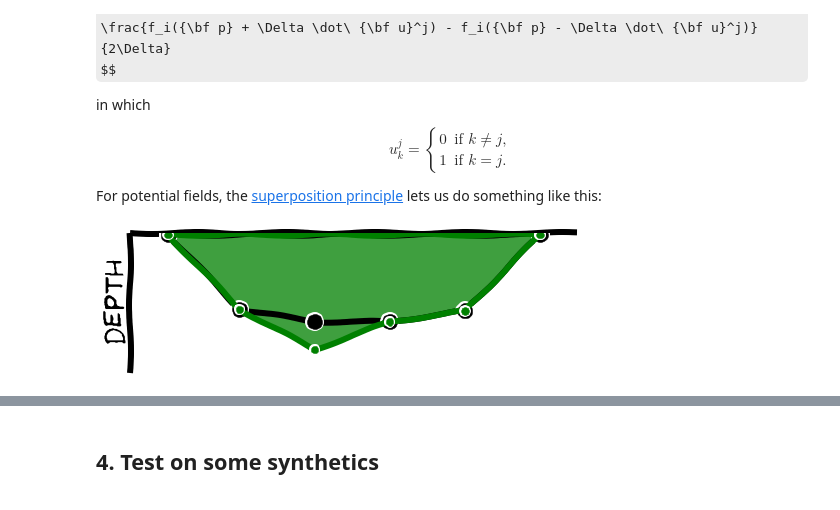
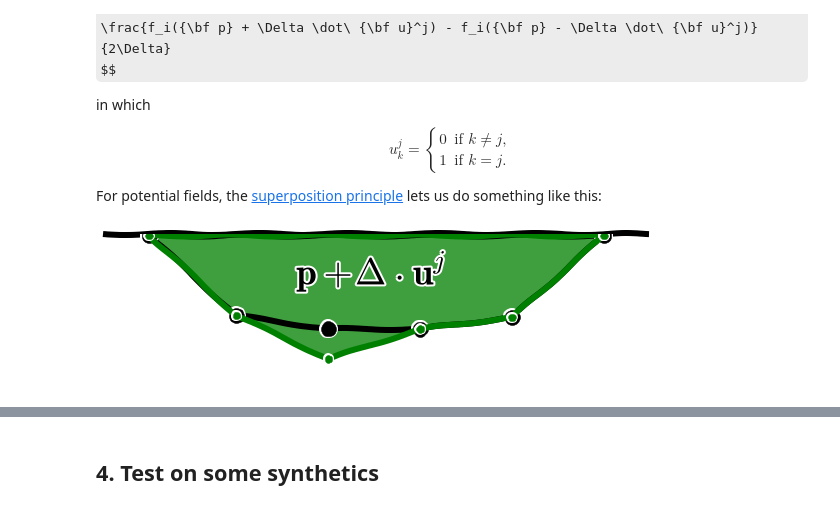
Before and after one commit to leouieda/scipy2014, a Jupyter notebook: gravity_inversion.ipynb, the cells around one changed output, grey strips where cells are left out. Drawn from its saved outputs; the diff is of its cells as text; code cells hidden in the pictures; some formulas as TeX source.

```diff
--- a/gravity_inversion.ipynb
+++ b/gravity_inversion.ipynb
@@ -83,7 +83,7 @@ markersize = 15
 savefigrc = {'transparent': True}
 # %%
 with mpl.xkcd():
-    fig = mpl.figure(figsize=(15, 10))
+    fig = mpl.figure(figsize=(13, 8))
     ax = fig.add_subplot(2, 1, 1)
     mpl.plot(x_sketch, talwani.gz(x_sketch, -100*np.ones_like(x_sketch), [sketch]), '-k', linewidth=linewidth)
     mpl.title('Gravity anomaly', fontsize=fontsize)
@@ -102,8 +102,8 @@ with mpl.xkcd():
 
     ax = fig.add_subplot(2, 1, 2)
     mpl.polygon(sketch, fill='grey', linewidth=linewidth)
-    mpl.text(50000, 4000, 'Sedimentary rocks\n<low density>', fontsize=fontsize, horizontalalignment='center')
-    mpl.text(500, 8500, 'Basement rocks <high density>', fontsize=fontsize)
+    mpl.text(50000, 4500, 'Sedimentary rocks\n<low density>', fontsize=fontsize, horizontalalignment='center')
+    mpl.text(50000, 9000, 'Basement rocks <high density>', fontsize=fontsize, horizontalalignment='center')
     mpl.ylim(0, 10000)
     mpl.xlim(x_sketch.min(), x_sketch.max())
     mpl.m2km()
@@ -116,5 +116,7 @@ with mpl.xkcd():
     ax.set_xticks([])
     ax.tick_params(labelsize=labelsize, pad=tickpad)
     mpl.ylabel('depth', fontsize=labelsize)
+
+    mpl.tight_layout()
     fig.savefig('sketch.png', **savefigrc)
 # %% [output]
@@ -125,13 +127,13 @@ with mpl.xkcd():
 params_sketch = np.concatenate([verts_sketch[::20], [verts_sketch[-1]]]) + 100
 # %%
 with mpl.xkcd():
-    mpl.figure(figsize=(15, 4))
+    mpl.figure(figsize=(13, 4))
     mpl.polygon(sketch, fill='grey', alpha=0.5, linewidth=linewidth)
     lines = mpl.polygon(Polygon(params_sketch), 'o-r', linewidth=linewidth)
     lines.set_markersize(markersize)
     for i, v in enumerate(params_sketch[1:-1]):
         xc, zc = v
-        mpl.arrow(xc, 0, 0, zc - 300, color='k', width=50*linewidth, head_length=500, head_width=2000,
+        mpl.arrow(xc, 0, 0, zc - 300, color='k', width=100*linewidth, head_length=500, head_width=2000,
                   length_includes_head=True, zorder=10)
         mpl.text(xc + 1000, 2500, r'$p_%d$' % (i + 1), fontsize=fontsize)
     mpl.ylim(0, 7000)
@@ -141,13 +143,13 @@ with mpl.xkcd():
     ax.invert_yaxis()
     ax.spines['bottom'].set_visible(False)
     ax.spines['right'].set_visible(False)
-    ax.spines['left'].set_linewidth(linewidth)
+    ax.spines['left'].set_visible(False)
     ax.spines['top'].set_linewidth(linewidth)
     ax.spines['top'].zorder = 0
     ax.yaxis.set_ticks_position('left')
     ax.set_xticks([])
     ax.set_yticks([])
     ax.tick_params(labelsize=fontsize, pad=tickpad)
-    mpl.ylabel('depth', fontsize=labelsize)
+    mpl.tight_layout()
     mpl.savefig('parametrization.png', **savefigrc)
 # %% [output]
@@ -214,73 +216,63 @@ u = np.zeros_like(params_sketch)
 i = 3
 u[i, 1] = 2000
 size = (8, 2.5)
-with mpl.xkcd():
-    mpl.figure(figsize=size)
-    lines = mpl.polygon(Polygon(params_sketch), 'o-k', linewidth=linewidth)
-    lines.set_markersize(markersize)
-    lines = mpl.polygon(Polygon(params_sketch + u), '.-g', fill='green', alpha=0.5, linewidth=linewidth)
-    lines.set_markersize(markersize)
+def boilerplate():
     mpl.ylim(0, 10000)
     mpl.xlim(x_sketch.min(), x_sketch.max())
     mpl.m2km()
     ax = mpl.gca()
     ax.invert_yaxis()
     ax.spines['bottom'].set_visible(False)
     ax.spines['right'].set_visible(False)
+    ax.spines['left'].set_visible(False)
     ax.spines['left'].set_linewidth(linewidth)
     ax.spines['top'].set_linewidth(linewidth)
     ax.spines['top'].zorder = 0
     ax.yaxis.set_ticks_position('left')
     ax.set_xticks([])
     ax.set_yticks([])
     ax.tick_params(labelsize=fontsize, pad=tickpad)
-    mpl.ylabel('depth', fontsize=labelsize)
+    mpl.tight_layout()
+
+with mpl.xkcd():
+    mpl.figure(figsize=size)
+    lines = mpl.polygon(Polygon(params_sketch), 'o-k', linewidth=linewidth)
+    lines.set_markersize(markersize)
+    lines = mpl.polygon(Polygon(params_sketch + u), '.-g', fill='green', alpha=0.5, linewidth=linewidth)
+    lines.set_markersize(markersize)
+    mpl.text(50000, 2500,  r'$\mathbf{p} + \Delta\,\dot{}\,\mathbf{u}^j$',
+             horizontalalignment='center', verticalalignment='center', fontsize=0.75*fontsize)
+    boilerplate()
     mpl.savefig('jacobian-1.png', **savefigrc)
 
     mpl.figure(figsize=size)
     lines = mpl.polygon(Polygon(params_sketch), 'o-k', linewidth=linewidth)
     lines.set_markersize(markersize)
     lines = mpl.polygon(Polygon(params_sketch - u), '.-b', fill='blue', alpha=0.5, linewidth=linewidth)
     lines.set_markersize(markersize)
-    mpl.ylim(0, 10000)
-    mpl.xlim(x_sketch.min(), x_sketch.max())
-    mpl.m2km()
-    ax = mpl.gca()
-    ax.invert_yaxis()
-    ax.spines['bottom'].set_visible(False)
-    ax.spines['right'].set_visible(False)
-    ax.spines['left'].set_linewidth(linewidth)
-    ax.spines['top'].set_linewidth(linewidth)
-    ax.spines['top'].zorder = 0
-    ax.yaxis.set_ticks_position('left')
-    ax.set_xticks([])
-    ax.set_yticks([])
-    ax.tick_params(labelsize=fontsize, pad=tickpad)
-    mpl.ylabel('depth', fontsize=labelsize)
+    mpl.text(50000, 2000,  r'$\mathbf{p}\, -\, \Delta\,\dot{}\,\mathbf{u}^j$',
+             horizontalalignment='center', verticalalignment='center', fontsize=0.75*fontsize)
+    boilerplate()
     mpl.savefig('jacobian-2.png', **savefigrc)
+
+    mpl.figure(figsize=size)
+    lines = mpl.polygon(Polygon(params_sketch), 'o-k', linewidth=linewidth)
+    lines.set_markersize(markersize)
+    lines = mpl.polygon(Polygon(params_sketch + u), '.-g', fill='green', alpha=0.5, linewidth=linewidth)
+    lines.set_markersize(markersize)
+    lines = mpl.polygon(Polygon(params_sketch - u), '.-b', fill='blue', alpha=0.5, linewidth=linewidth)
+    lines.set_markersize(markersize)
+    boilerplate()
+    mpl.savefig('jacobian-3.png', **savefigrc)
 
     mpl.figure(figsize=size)
     lines = mpl.polygon(Polygon(params_sketch), 'o-k', linewidth=linewidth)
     lines.set_markersize(markersize)
     lines = mpl.polygon(Polygon([params_sketch[i + 1], params_sketch[i] - u[i],
                                  params_sketch[i - 1], params_sketch[i] + u[i]]),
                         '.-r', fill='red', alpha=0.5, linewidth=linewidth)
     lines.set_markersize(markersize)
-    mpl.ylim(0, 10000)
-    mpl.xlim(x_sketch.min(), x_sketch.max())
-    mpl.m2km()
-    ax = mpl.gca()
-    ax.invert_yaxis()
-    ax.spines['bottom'].set_visible(False)
-    ax.spines['right'].set_visible(False)
-    ax.spines['left'].set_linewidth(linewidth)
-    ax.spines['top'].set_linewidth(linewidth)
-    ax.spines['top'].zorder = 0
-    ax.yaxis.set_ticks_position('left')
-    ax.set_xticks([])
-    ax.set_yticks([])
-    ax.tick_params(labelsize=fontsize, pad=tickpad)
-    mpl.ylabel('depth', fontsize=labelsize)
-    mpl.savefig('jacobian-3.png', **savefigrc)
+    boilerplate()
+    mpl.savefig('jacobian-4.png', **savefigrc)
 # %% [output]
-[figure, old version]
+[figure, new version]
```
Also changed, not shown: parts of 11 cells of this notebook, 14 other files.
